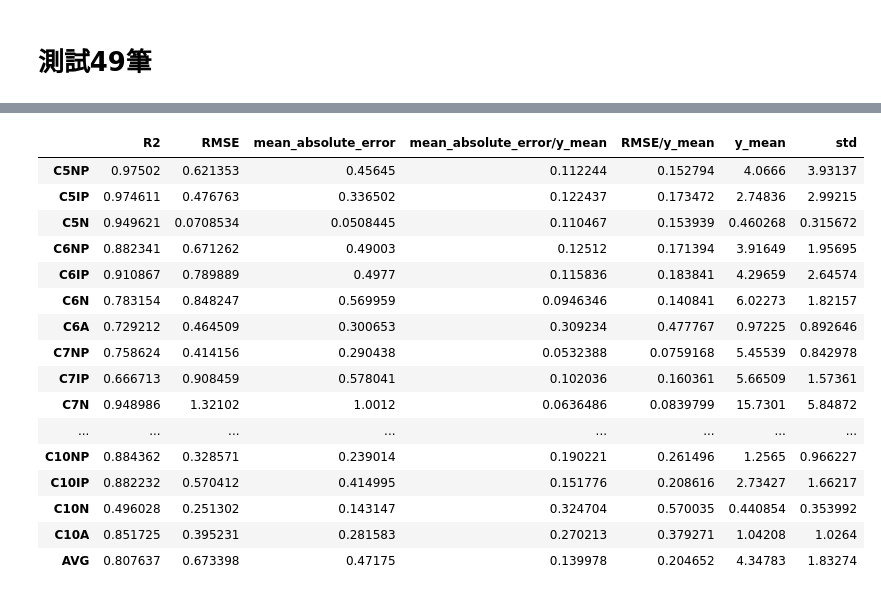
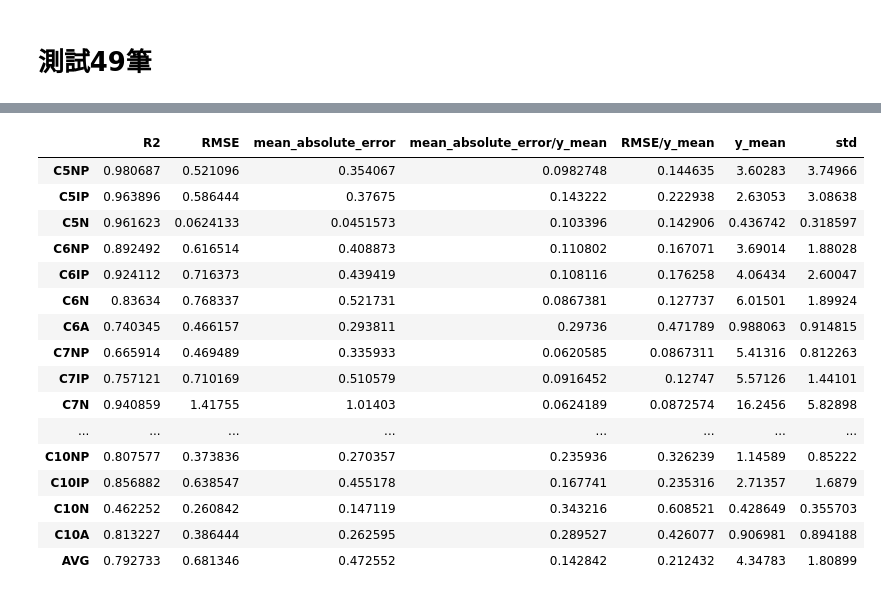
Before and after one commit to skywalker0803r/works, a Jupyter notebook: 輕油案子_交叉驗證_選模.ipynb, the cells around one changed output, grey strips where cells are left out. Drawn from its saved outputs; the diff is of its cells as text; code cells hidden in the pictures.

```diff
--- a/輕油案子_交叉驗證_選模.ipynb
+++ b/輕油案子_交叉驗證_選模.ipynb
@@ -107,0 +155,9 @@ print(y_columns)
+# %%
+for df in [train,test]:
+  df['f7'] = df['T10']**2
+  df['f8'] = df['T50']**2
+  df['f9'] = df['T90']**2
+  df['f10'] = df['N+A']**2
+features = features+['f7','f8','f9','f10']
+print(features)
+print(y_columns)
@@ -108,13 +169,15 @@ print(y_columns)
 # %%
-res = pd.DataFrame()
-features_map = {}
-for y_name in y_columns:
-  corrs = abs(train[features+[y_name]].corr())[[y_name]].drop(y_name).sort_values(by=y_name,ascending=False)
-  best_feature = corrs.head(1).index[0]
-  if best_feature not in ['T10','T50','T90','N+A']:
-    res.loc[y_name,'features'] = str(['T10','T50','T90','N+A',best_feature])
-    features_map[y_name] =  ['T10','T50','T90','N+A',best_feature]
+def features_selected(select=True):
+  features_map = {}
+  if select == True:
+    for y_name in y_columns:
+      corrs = abs(train[features+[y_name]].corr())[[y_name]].drop(y_name).sort_values(by=y_name,ascending=False)
+      best_feature = corrs.head(1).index.tolist()[0]
+      if best_feature not in ['T10','T50','T90','N+A']:
+        features_map[y_name] =  ['T10','T50','T90','N+A'] + [best_feature]
+      else:
+        features_map[y_name] =  ['T10','T50','T90','N+A']
   else:
-    res.loc[y_name,'features'] = str(['T10','T50','T90','N+A'])
-    features_map[y_name] =  ['T10','T50','T90','N+A']
-res
+    for y_name in y_columns:
+      features_map[y_name] = features
+  return features_map
@@ -138,0 +184,6 @@ res
+# %%
+features_map = features_selected(select=True)
+res = pd.DataFrame()
+for y_name in y_columns:
+  res.loc[y_name,'features'] = str(features_map[y_name])
+res
@@ -223,5 +292,5 @@ res.style.background_gradient()
 # 測試49筆
 # %%
 model = CatBoostRegressor(learning_rate = 0.1,n_estimators=100,verbose=0)
-modeling(model,train,test,features_map).style.background_gradient()
+modeling(model,train,test,features_map,sequential=False).style.background_gradient()
 # %% [output]
@@ -228,17 +314,17 @@ modeling(model,train,test,features_map).style.background_gradient()
 |  | R2 | RMSE | mean_absolute_error | mean_absolute_error/y_mean | RMSE/y_mean | y_mean | std |
-| C5NP | 0.97502 | 0.621353 | 0.45645 | 0.112244 | 0.152794 | 4.0666 | 3.93137 |
-| C5IP | 0.974611 | 0.476763 | 0.336502 | 0.122437 | 0.173472 | 2.74836 | 2.99215 |
-| C5N | 0.949621 | 0.0708534 | 0.0508445 | 0.110467 | 0.153939 | 0.460268 | 0.315672 |
-| C6NP | 0.882341 | 0.671262 | 0.49003 | 0.12512 | 0.171394 | 3.91649 | 1.95695 |
-| C6IP | 0.910867 | 0.789889 | 0.4977 | 0.115836 | 0.183841 | 4.29659 | 2.64574 |
-| C6N | 0.783154 | 0.848247 | 0.569959 | 0.0946346 | 0.140841 | 6.02273 | 1.82157 |
-| C6A | 0.729212 | 0.464509 | 0.300653 | 0.309234 | 0.477767 | 0.97225 | 0.892646 |
-| C7NP | 0.758624 | 0.414156 | 0.290438 | 0.0532388 | 0.0759168 | 5.45539 | 0.842978 |
-| C7IP | 0.666713 | 0.908459 | 0.578041 | 0.102036 | 0.160361 | 5.66509 | 1.57361 |
-| C7N | 0.948986 | 1.32102 | 1.0012 | 0.0636486 | 0.0839799 | 15.7301 | 5.84872 |
+| C5NP | 0.980687 | 0.521096 | 0.354067 | 0.0982748 | 0.144635 | 3.60283 | 3.74966 |
+| C5IP | 0.963896 | 0.586444 | 0.37675 | 0.143222 | 0.222938 | 2.63053 | 3.08638 |
+| C5N | 0.961623 | 0.0624133 | 0.0451573 | 0.103396 | 0.142906 | 0.436742 | 0.318597 |
+| C6NP | 0.892492 | 0.616514 | 0.408873 | 0.110802 | 0.167071 | 3.69014 | 1.88028 |
+| C6IP | 0.924112 | 0.716373 | 0.439419 | 0.108116 | 0.176258 | 4.06434 | 2.60047 |
+| C6N | 0.83634 | 0.768337 | 0.521731 | 0.0867381 | 0.127737 | 6.01501 | 1.89924 |
+| C6A | 0.740345 | 0.466157 | 0.293811 | 0.29736 | 0.471789 | 0.988063 | 0.914815 |
+| C7NP | 0.665914 | 0.469489 | 0.335933 | 0.0620585 | 0.0867311 | 5.41316 | 0.812263 |
+| C7IP | 0.757121 | 0.710169 | 0.510579 | 0.0916452 | 0.12747 | 5.57126 | 1.44101 |
+| C7N | 0.940859 | 1.41755 | 1.01403 | 0.0624189 | 0.0872574 | 16.2456 | 5.82898 |
 | ... | ... | ... | ... | ... | ... | ... | ... |
-| C10NP | 0.884362 | 0.328571 | 0.239014 | 0.190221 | 0.261496 | 1.2565 | 0.966227 |
-| C10IP | 0.882232 | 0.570412 | 0.414995 | 0.151776 | 0.208616 | 2.73427 | 1.66217 |
-| C10N | 0.496028 | 0.251302 | 0.143147 | 0.324704 | 0.570035 | 0.440854 | 0.353992 |
-| C10A | 0.851725 | 0.395231 | 0.281583 | 0.270213 | 0.379271 | 1.04208 | 1.0264 |
-| AVG | 0.807637 | 0.673398 | 0.47175 | 0.139978 | 0.204652 | 4.34783 | 1.83274 |
+| C10NP | 0.807577 | 0.373836 | 0.270357 | 0.235936 | 0.326239 | 1.14589 | 0.85222 |
+| C10IP | 0.856882 | 0.638547 | 0.455178 | 0.167741 | 0.235316 | 2.71357 | 1.6879 |
+| C10N | 0.462252 | 0.260842 | 0.147119 | 0.343216 | 0.608521 | 0.428649 | 0.355703 |
+| C10A | 0.813227 | 0.386444 | 0.262595 | 0.289527 | 0.426077 | 0.906981 | 0.894188 |
+| AVG | 0.792733 | 0.681346 | 0.472552 | 0.142842 | 0.212432 | 4.34783 | 1.80899 |
```
Also changed, not shown: parts of 22 cells of this notebook.
